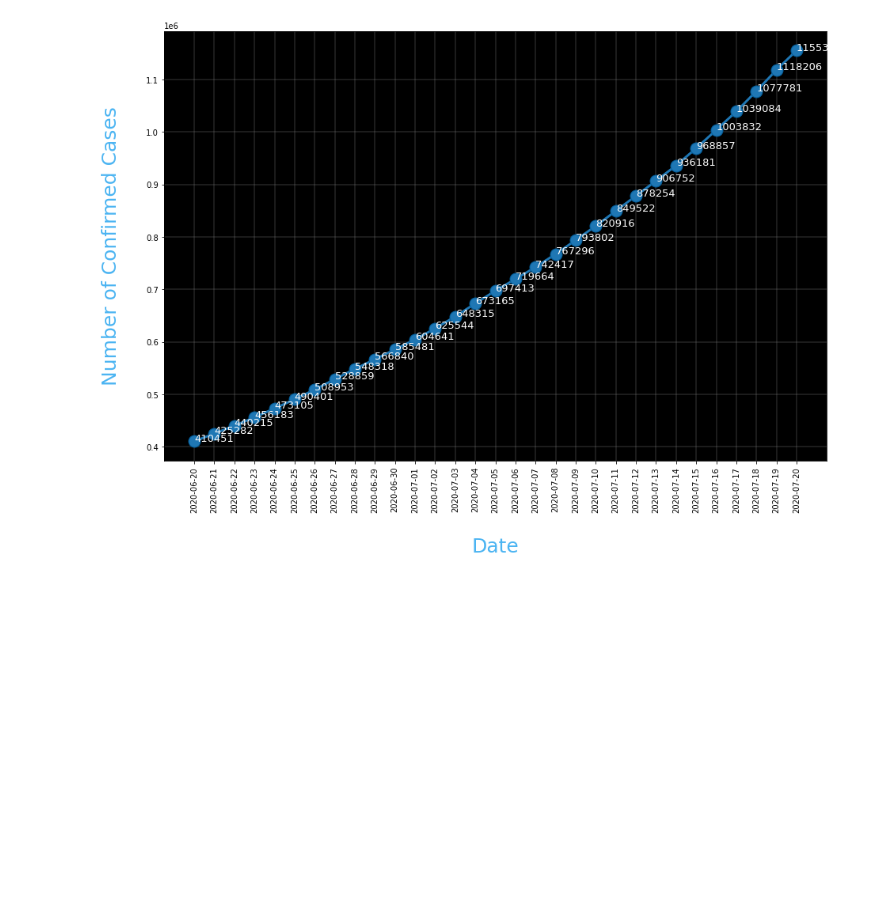
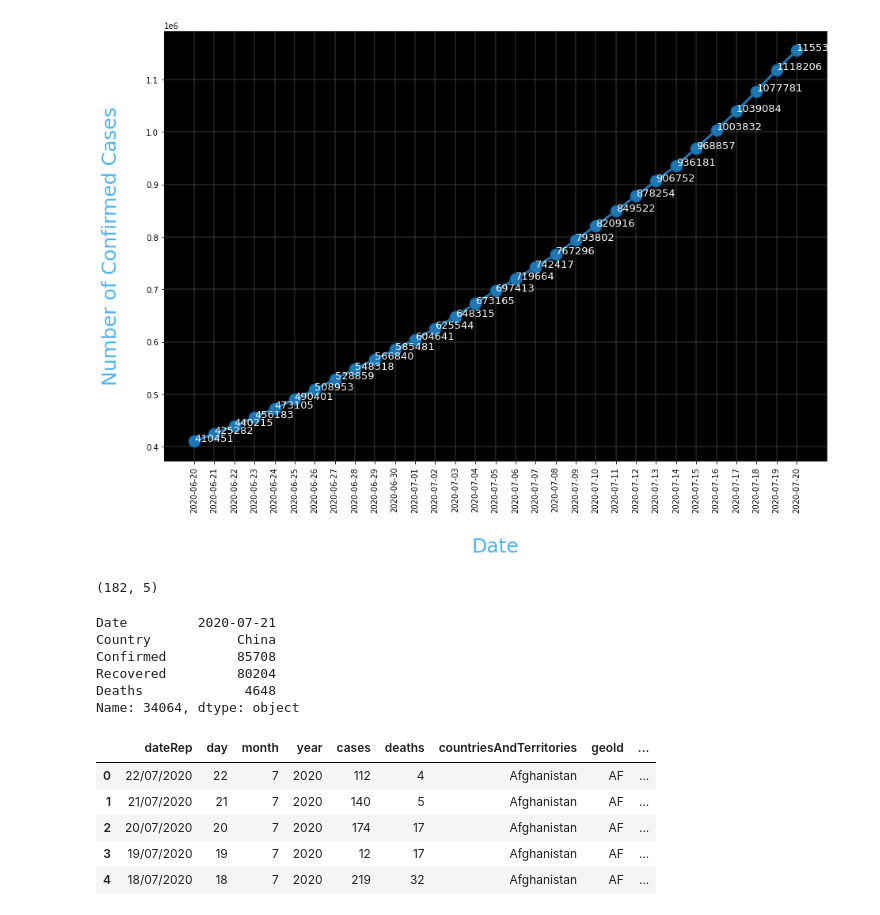
Before and after one commit to rukmals/ColabProject, a Jupyter notebook: Coivid19Analysis.ipynb, the cells around one changed output. Saved outputs shown, nothing was run; the diff lists cells and outputs as text; code cells hidden in the pictures; blank space fills up the shorter version.

```diff
--- a/Coivid19Analysis.ipynb
+++ b/Coivid19Analysis.ipynb
@@ -235,0 +258,25 @@ ax.plot(X,Y,
+# %%
+data.shape
+# %% [output]
+(182, 5)
+# %%
+data.iloc[181]
+# %% [output]
+Date         2020-07-21
+Country           China
+Confirmed         85708
+Recovered         80204
+Deaths             4648
+Name: 34064, dtype: object
+# %%
+url = 'https://opendata.ecdc.europa.eu/covid19/casedistribution/csv'
+data = pd.read_csv(url)
+# %%
+data.head()
+# %% [output]
+|  | dateRep | day | month | year | cases | deaths | countriesAndTerritories | geoId | ... |
+| 0 | 22/07/2020 | 22 | 7 | 2020 | 112 | 4 | Afghanistan | AF | ... |
+| 1 | 21/07/2020 | 21 | 7 | 2020 | 140 | 5 | Afghanistan | AF | ... |
+| 2 | 20/07/2020 | 20 | 7 | 2020 | 174 | 17 | Afghanistan | AF | ... |
+| 3 | 19/07/2020 | 19 | 7 | 2020 | 12 | 17 | Afghanistan | AF | ... |
+| 4 | 18/07/2020 | 18 | 7 | 2020 | 219 | 32 | Afghanistan | AF | ... |
```
Also changed, not shown: parts of 13 cells of this notebook.
